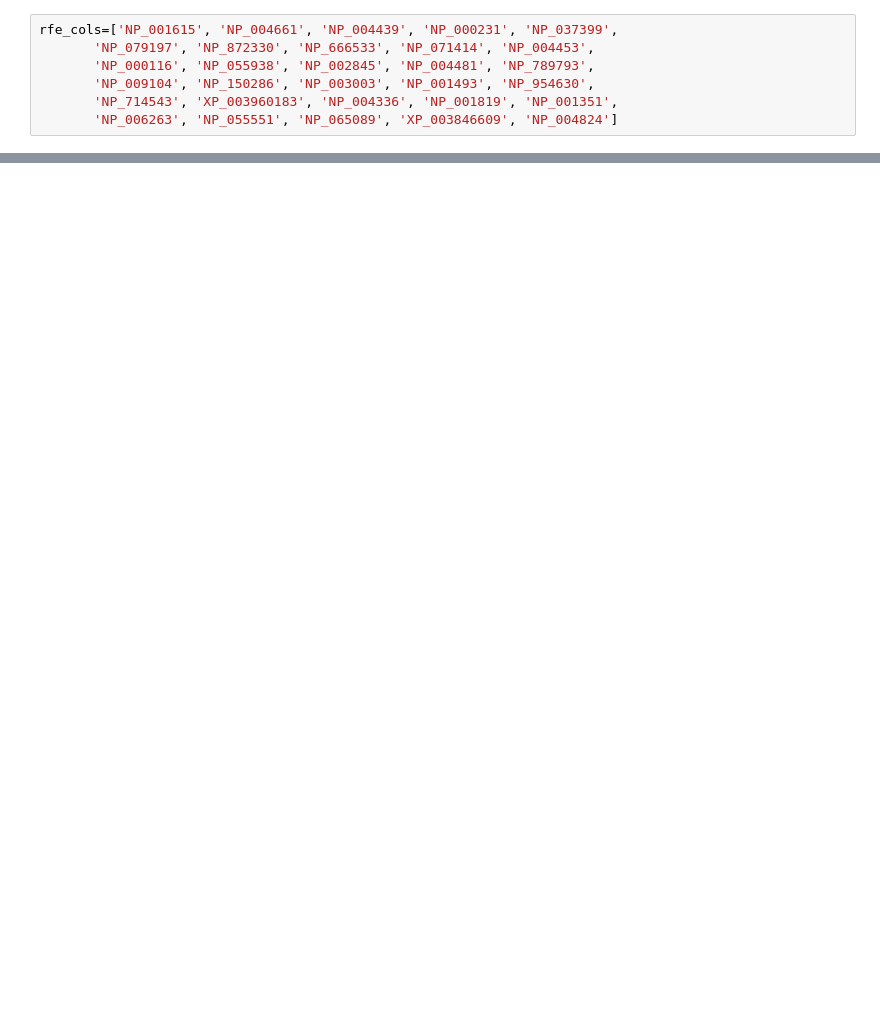
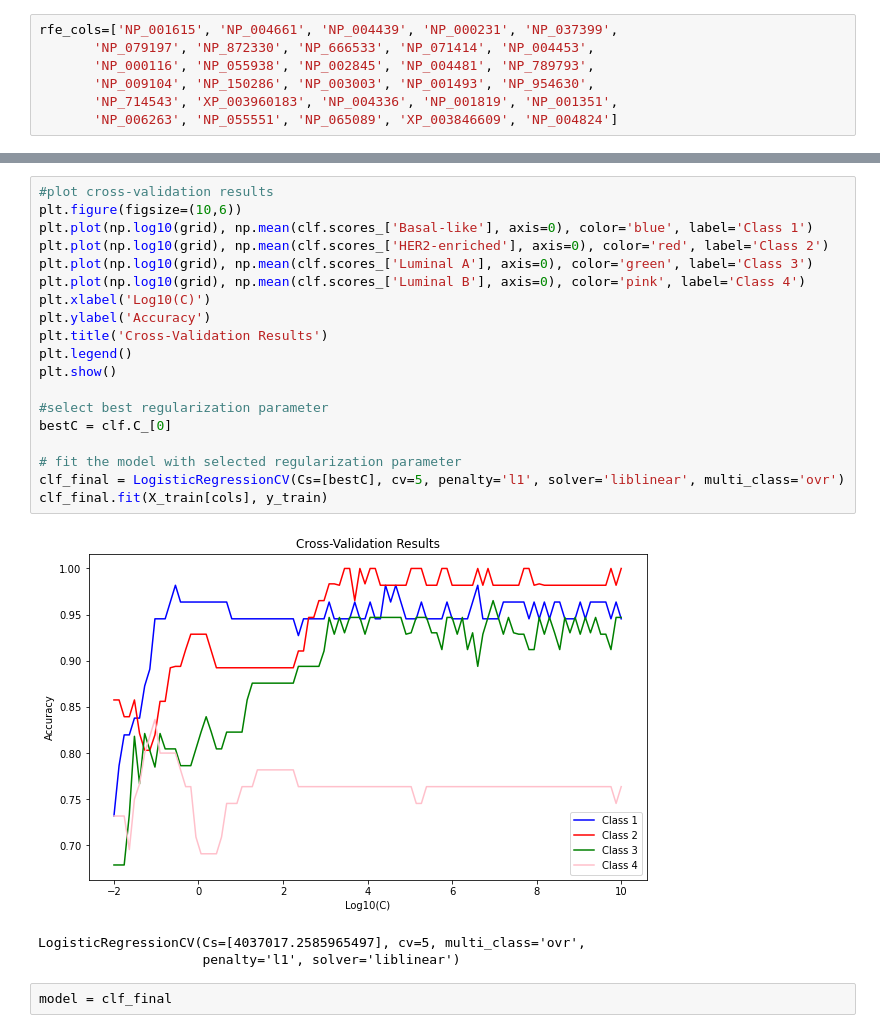
Before and after one commit to bieleckipiotr/Breast-Cancer, a Jupyter notebook: code/breast_cancer_initial_models_RFE.ipynb, the cells around one changed output, grey strips where cells are left out. Drawn from its saved outputs; the diff is of its cells as text; blank space fills up the shorter version.

```diff
--- a/code/breast_cancer_initial_models_RFE.ipynb
+++ b/code/breast_cancer_initial_models_RFE.ipynb
@@ -463,0 +385,25 @@ print(means.max())
+# %%
+#plot cross-validation results
+plt.figure(figsize=(10,6))
+plt.plot(np.log10(grid), np.mean(clf.scores_['Basal-like'], axis=0), color='blue', label='Class 1')
+plt.plot(np.log10(grid), np.mean(clf.scores_['HER2-enriched'], axis=0), color='red', label='Class 2')
+plt.plot(np.log10(grid), np.mean(clf.scores_['Luminal A'], axis=0), color='green', label='Class 3')
+plt.plot(np.log10(grid), np.mean(clf.scores_['Luminal B'], axis=0), color='pink', label='Class 4')
+plt.xlabel('Log10(C)')
+plt.ylabel('Accuracy')
+plt.title('Cross-Validation Results')
+plt.legend()
+plt.show()
+
+#select best regularization parameter
+bestC = clf.C_[0]
+
+# fit the model with selected regularization parameter
+clf_final = LogisticRegressionCV(Cs=[bestC], cv=5, penalty='l1', solver='liblinear', multi_class='ovr')
+clf_final.fit(X_train[cols], y_train)
+# %% [output]
+[figure, added]
+LogisticRegressionCV(Cs=[4037017.2585965497], cv=5, multi_class='ovr',
+                     penalty='l1', solver='liblinear')
+# %%
+model = clf_final
```
Also changed, not shown: parts of 29 cells of this notebook.
